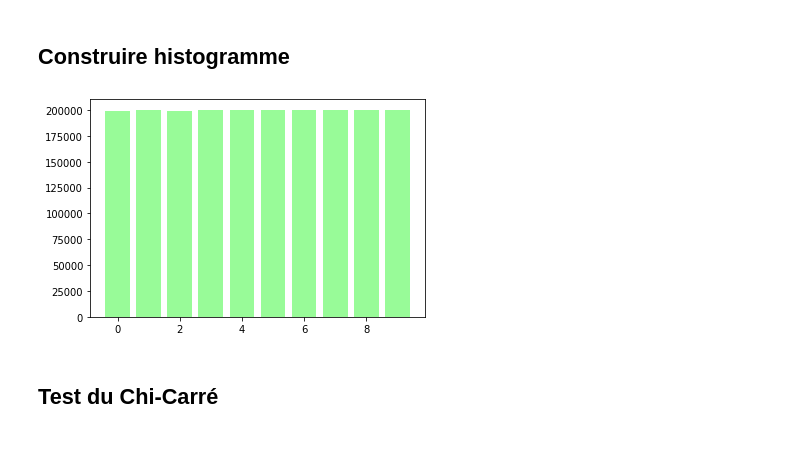
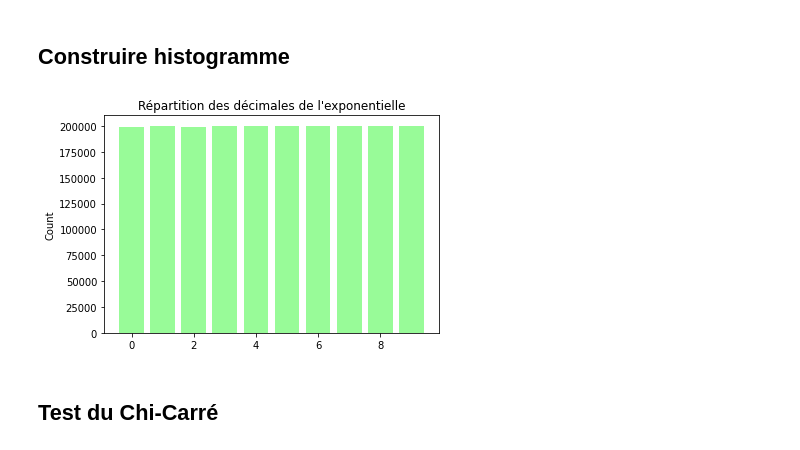
Before and after one commit to FlorianiL/simulation, a Jupyter notebook: simulation.ipynb, the cells around one changed output. Drawn from its saved outputs; the diff is of its cells as text; code cells hidden in the pictures.

```diff
--- a/simulation.ipynb
+++ b/simulation.ipynb
@@ -47,13 +47,16 @@ Leur fréquences d'apparition :
 ## Construire histogramme
 # %%
 def construct_hist(labels, counts):
-    fig, ax = plt.subplots()
-    ax.bar(labels, counts, color='palegreen')
+    plt.figure()
+    plt.bar(labels, counts, color='palegreen')
+    plt.title('Répartition des décimales de l\'exponentielle')
+    plt.ylabel('Count')
+    plt.savefig('histo_exp.png')
     plt.show()
 
 construct_hist(e_labels, e_counts)
 # %% [output]
-[figure, old version]
+[figure, new version]
 # %% [markdown]
 ## Test du Chi-Carré
 # %%
```
Also changed, not shown: parts of 4 cells of this notebook.
